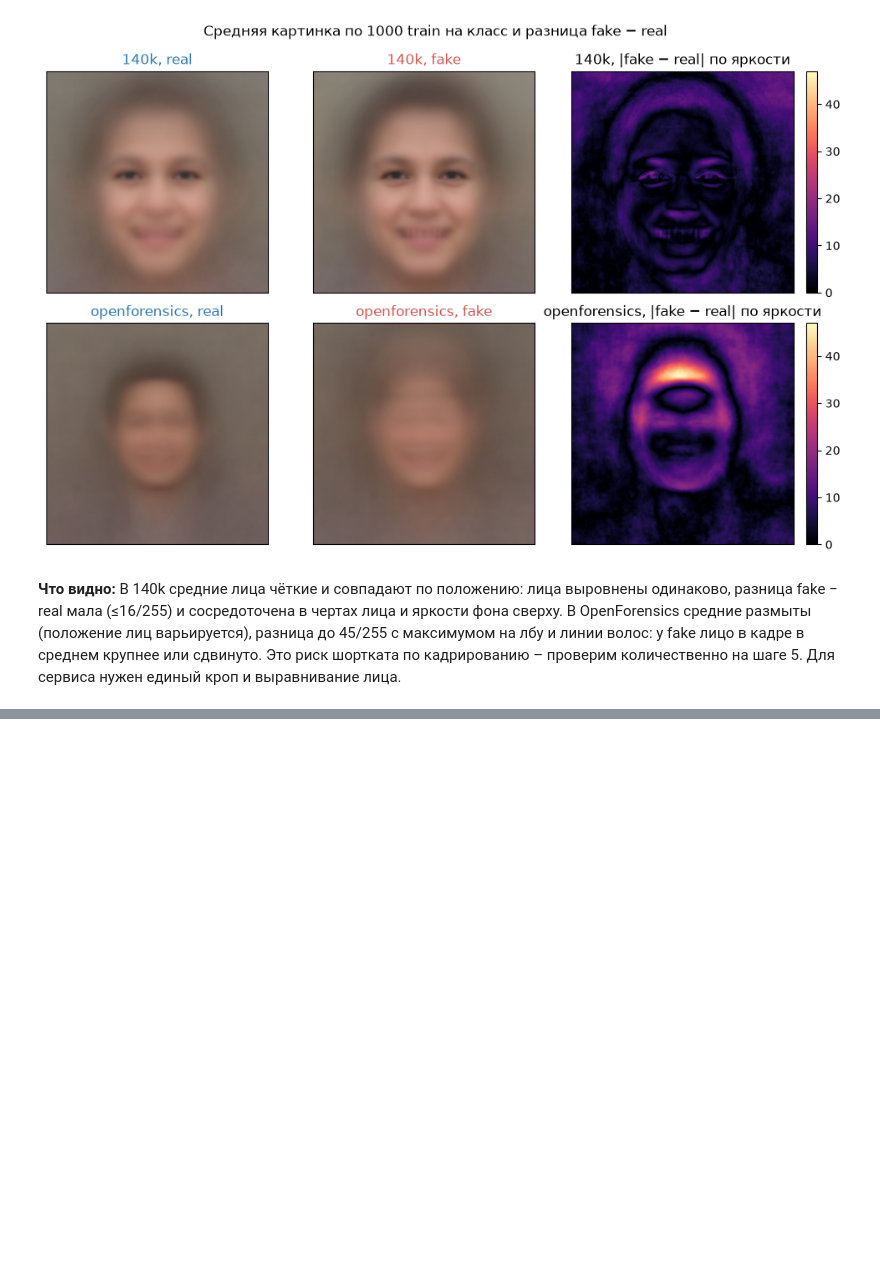
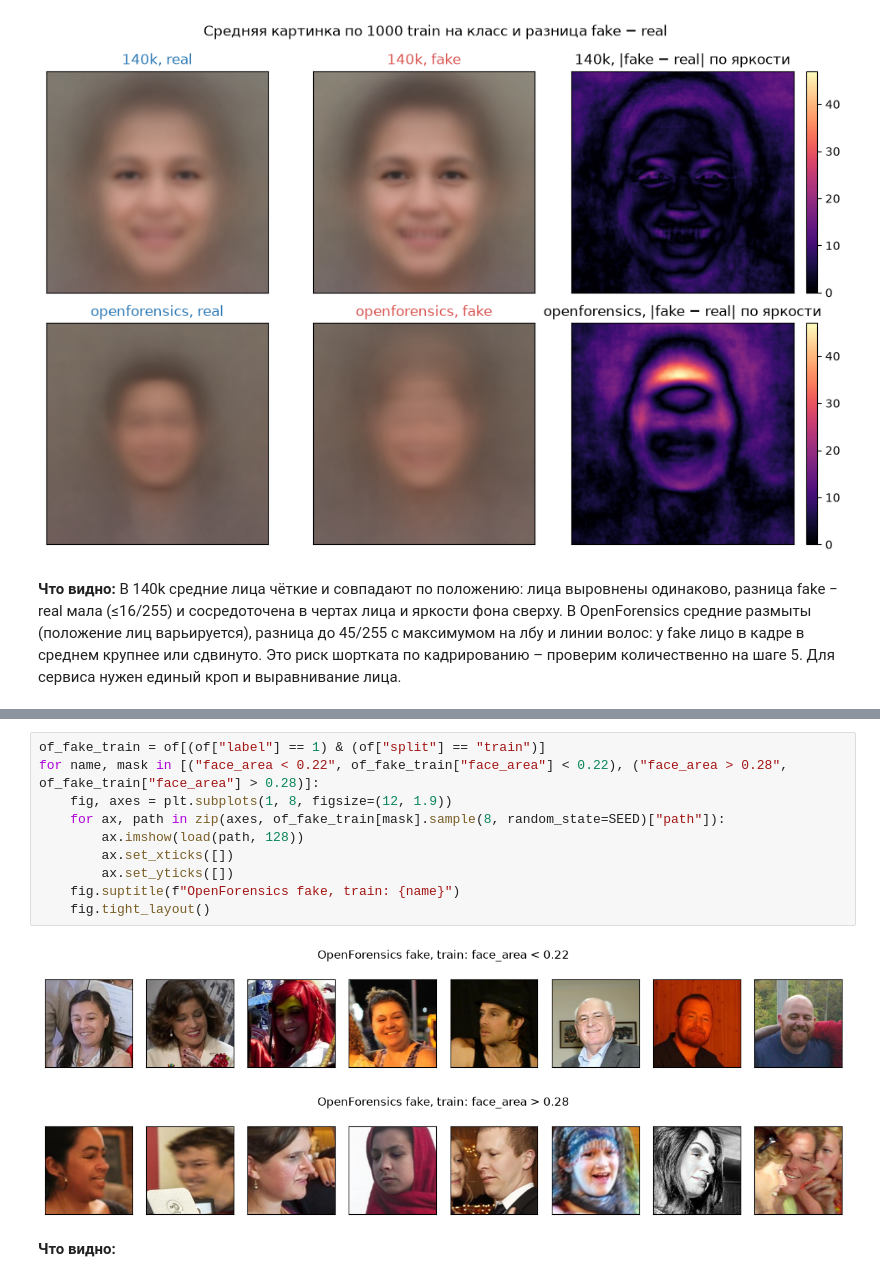
Before and after one commit to ayazvaliev/35-Deepfake-image-detection-project-HSE-26, a Jupyter notebook: notebooks/eda_140k.ipynb, the cells around one changed output, grey strips where cells are left out. Cells and saved outputs as stored; diff of their text form; blank space fills up the shorter version.

```diff
--- a/notebooks/eda_140k.ipynb
+++ b/notebooks/eda_140k.ipynb
@@ -278,0 +387,15 @@ fig.tight_layout()
+# %%
+of_fake_train = of[(of["label"] == 1) & (of["split"] == "train")]
+for name, mask in [("face_area < 0.22", of_fake_train["face_area"] < 0.22), ("face_area > 0.28", of_fake_train["face_area"] > 0.28)]:
+    fig, axes = plt.subplots(1, 8, figsize=(12, 1.9))
+    for ax, path in zip(axes, of_fake_train[mask].sample(8, random_state=SEED)["path"]):
+        ax.imshow(load(path, 128))
+        ax.set_xticks([])
+        ax.set_yticks([])
+    fig.suptitle(f"OpenForensics fake, train: {name}")
+    fig.tight_layout()
+# %% [output]
+[figure, added]
+[figure, added]
+# %% [markdown]
+**Что видно:**
```
Also changed, not shown: parts of 11 cells of this notebook, 4 other files.
